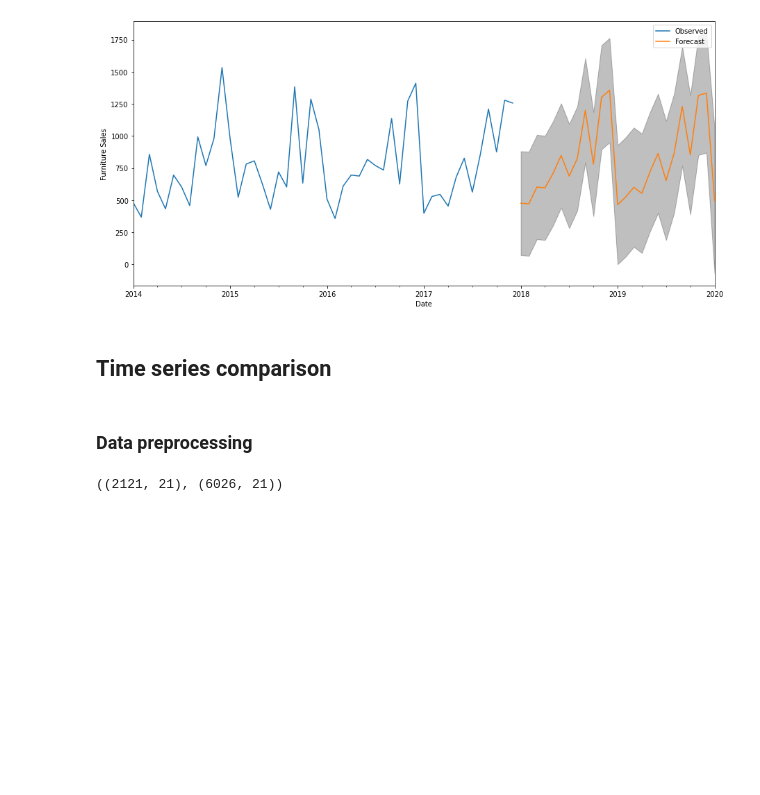
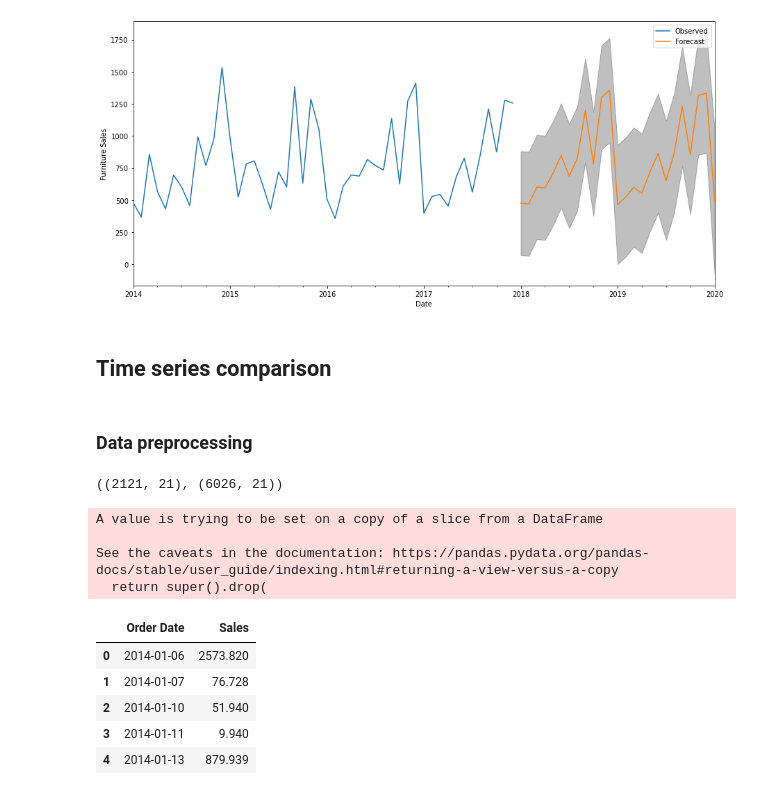
Before and after one commit to 3liud/Sales-forecast-using-time-series-data, a Jupyter notebook: sales_prediction.ipynb, the cells around one changed output. Cells and saved outputs as stored; diff of their text form; code cells hidden in the pictures; blank space fills up the shorter version.

```diff
--- a/sales_prediction.ipynb
+++ b/sales_prediction.ipynb
@@ -357,3 +357,17 @@ office = data.loc[data['Category'] == 'Office Supplies']
 furniture.shape, office.shape
 # %% [output]
 ((2121, 21), (6026, 21))
+# %%
+# Select columns to drop & drop them
+cols = ['Row ID', 'Order ID', 'Ship Date', 'Ship Mode',
+       'Customer ID', 'Customer Name', 'Segment', 'Country', 'City', 'State',
+       'Postal Code', 'Region', 'Product ID', 'Category', 'Sub-Category',
+       'Product Name', 'Quantity', 'Discount', 'Profit'  ]
+
+furniture.drop(cols, axis=1, inplace=True)
+office.drop(cols, axis=1, inplace=True)
+# %% [output]
+A value is trying to be set on a copy of a slice from a DataFrame
+
+See the caveats in the documentation: https://pandas.pydata.org/pandas-docs/stable/user_guide/indexing.html#returning-a-view-versus-a-copy
+  return super().drop(
@@ -359,0 +380,9 @@ furniture.shape, office.shape
+# %%
+furniture.head()
+# %% [output]
+|  | Order Date | Sales |
+| 0 | 2014-01-06 | 2573.820 |
+| 1 | 2014-01-07 | 76.728 |
+| 2 | 2014-01-10 | 51.940 |
+| 3 | 2014-01-11 | 9.940 |
+| 4 | 2014-01-13 | 879.939 |
```
Also changed, not shown: parts of 8 cells of this notebook.
